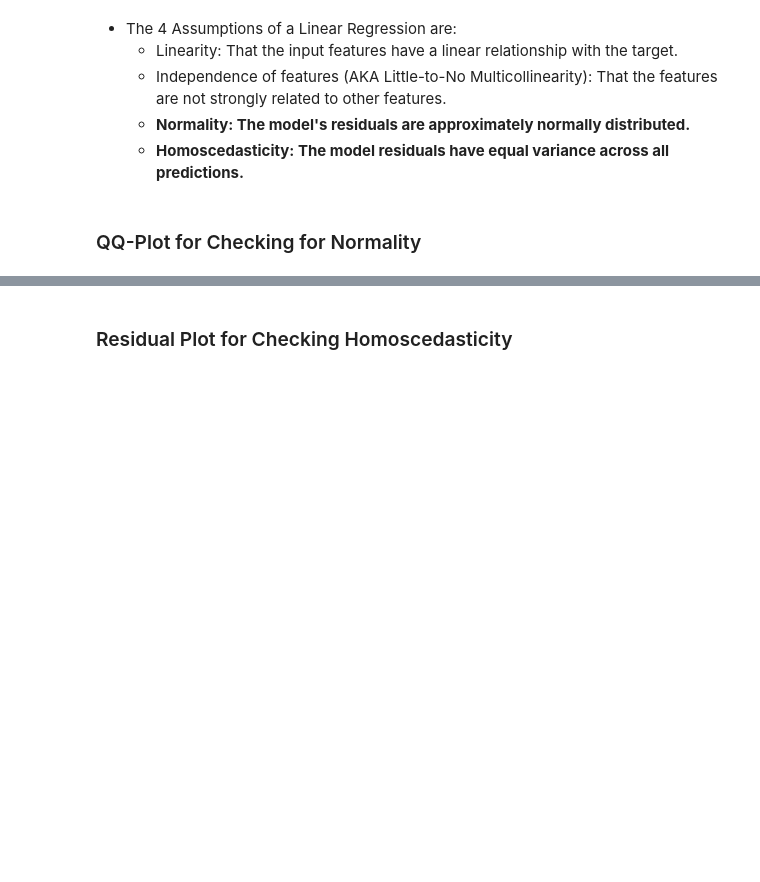
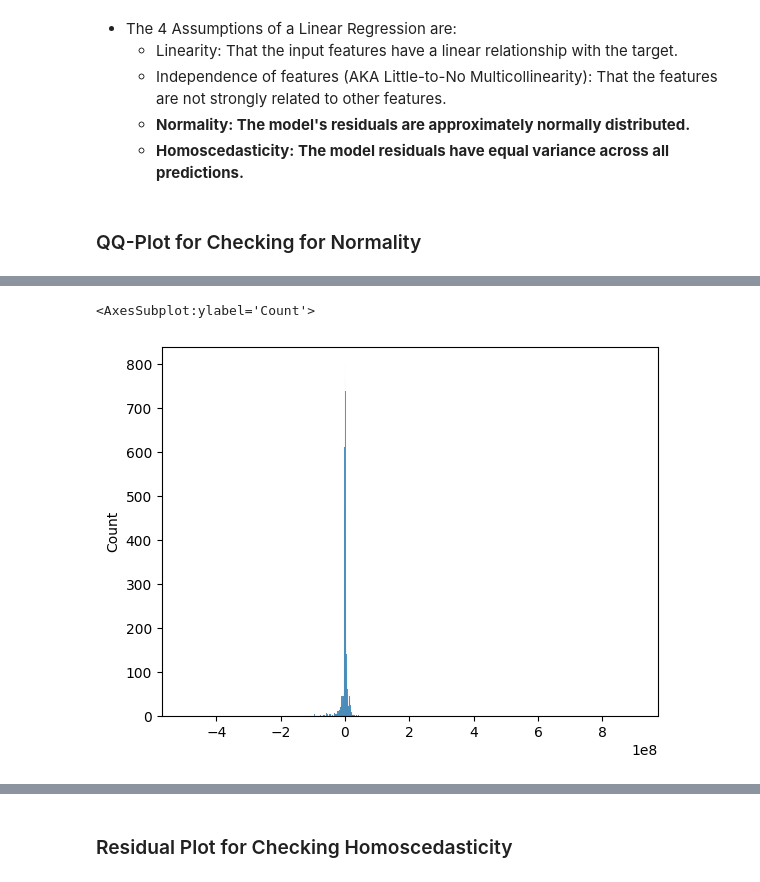
Before and after one commit to coding-dojo-data-science/data-enrichment-linear-regression-with-movies, a Jupyter notebook: Class-Pt1-Pt2_Linear-Regression-with-Movies.ipynb, the cells around one changed output, grey strips where cells are left out. Drawn from its saved outputs; the diff is of its cells as text; code cells hidden in the pictures; blank space fills up the shorter version.

```diff
--- a/Class-Pt1-Pt2_Linear-Regression-with-Movies.ipynb
+++ b/Class-Pt1-Pt2_Linear-Regression-with-Movies.ipynb
@@ -787,6 +822,9 @@ result.summary()
 ### 📌 BOOKMARK: End of Class (11/01)
 # %%
 ## Get train data performance from skearn to confirm matches OLS
-
+y_hat_train = result.predict(X_train_df)
+print(r2_score(y_train, y_hat_train))
 
 ## Get test data performance
+y_hat_test = result.predict(X_test_df)
+print(r2_score(y_test, y_hat_test))
@@ -800,3 +841,9 @@ result.summary()
     - **Homoscedasticity: The model residuals have equal variance across all predictions.**
 # %% [markdown]
 ### QQ-Plot for Checking for Normality
+# %%
+## Create a Q-QPlot
+
+# first calculate residuals
+resid = y_test -  y_hat_test
+resid
@@ -803 +863,6 @@ result.summary()
+# %%
+sns.histplot(resid)
+# %% [output]
+<AxesSubplot:ylabel='Count'>
+[figure, added]
 # %%
```
Also changed, not shown: parts of 44 cells of this notebook, 2 other files.
